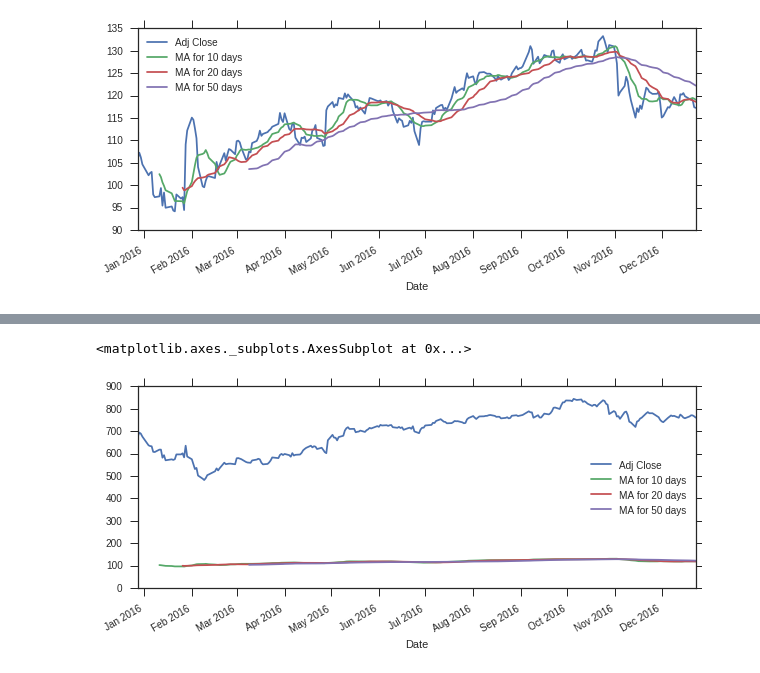
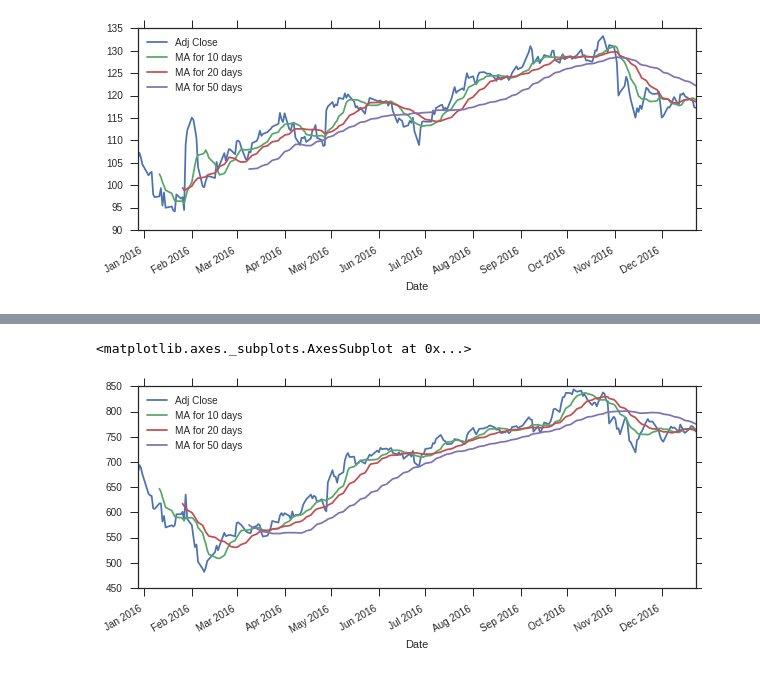
Before and after one commit to irfanalidv/Stock-Market-Analysis, a Jupyter notebook: Stock Market Analysis.ipynb, the cells around one changed output, grey strips where cells are left out. Saved outputs shown, nothing was run; the diff lists cells and outputs as text; code cells hidden in the pictures.

```diff
--- a/Stock Market Analysis.ipynb
+++ b/Stock Market Analysis.ipynb
@@ -96,7 +96,7 @@ ma_day = [10,20,50]
 
 for ma in ma_day:
     column_name = "MA for %s days" %(str(ma))
-    GOOG[column_name]=pd.rolling_mean(FB['Adj Close'],ma)
+    GOOG[column_name]=pd.rolling_mean( GOOG['Adj Close'],ma)
 
 GOOG[['Adj Close','MA for 10 days','MA for 20 days','MA for 50 days']].plot(subplots=False,figsize=(10,4))
 # %% [output]
@@ -107,7 +107,7 @@ ma_day = [10,20,50]
 
 for ma in ma_day:
     column_name = "MA for %s days" %(str(ma))
-    MSFT[column_name]=pd.rolling_mean(FB['Adj Close'],ma)
+    MSFT[column_name]=pd.rolling_mean(MSFT['Adj Close'],ma)
 
 MSFT[['Adj Close','MA for 10 days','MA for 20 days','MA for 50 days']].plot(subplots=False,figsize=(10,4))
 # %% [output]
@@ -116,11 +116,11 @@ MSFT[['Adj Close','MA for 10 days','MA for 20 days','MA for 50 days']].plot(subp
 # %%
 ma_day = [10,20,50]
 
 for ma in ma_day:
     column_name = "MA for %s days" %(str(ma))
-    AMZN[column_name]=pd.rolling_mean(FB['Adj Close'],ma)
+    AMZN[column_name]=pd.rolling_mean(AMZN['Adj Close'],ma)
 
 AMZN[['Adj Close','MA for 10 days','MA for 20 days','MA for 50 days']].plot(subplots=False,figsize=(10,4))
 # %% [output]
 <matplotlib.axes._subplots.AxesSubplot at 0x...>
-[figure, old version]
+[figure, new version]
```
Also changed, not shown: parts of 2 cells of this notebook.
